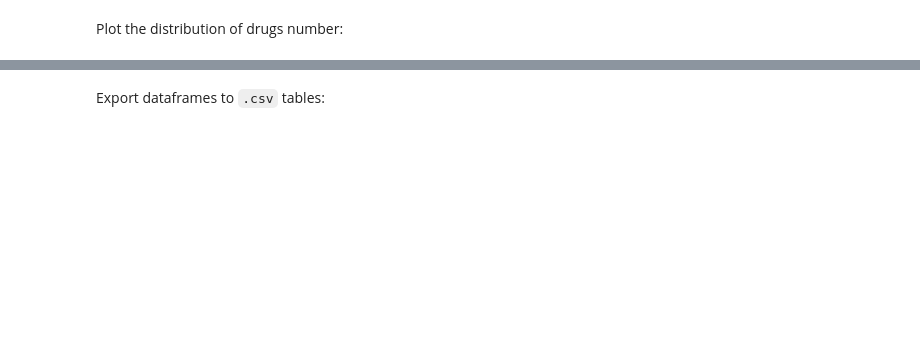
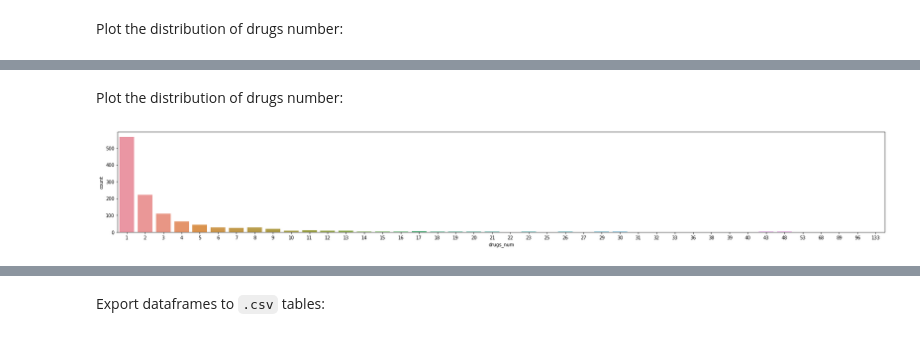
Before and after one commit to zsfrbkv/TargEvol, a Jupyter notebook: scripts/parsing.ipynb, the cells around one changed output, grey strips where cells are left out. Drawn from its saved outputs; the diff is of its cells as text; code cells hidden in the pictures; blank space fills up the shorter version.

```diff
--- a/scripts/parsing.ipynb
+++ b/scripts/parsing.ipynb
@@ -184,0 +231,5 @@ sns.countplot(x="drugs_num", data=targets_sel_df)
+# %%
+targets_exp_df = pd.DataFrame.from_dict(targets_experimental, orient="index")
+targets_exp_df['drugs_num'] = targets_exp_df['drugs'].str.split(';').agg([len]) # add a column with drugs number
+print(targets_exp_df.shape)
+targets_exp_df.head()
@@ -184,0 +244,7 @@ sns.countplot(x="drugs_num", data=targets_sel_df)
+# %% [markdown]
+Plot the distribution of drugs number:
+# %%
+plt.figure(figsize=(30,4))
+sns.countplot(x="drugs_num", data=targets_exp_df);
+# %% [output]
+[figure, added]
```
Also changed, not shown: parts of 16 cells of this notebook, 33 other files.
